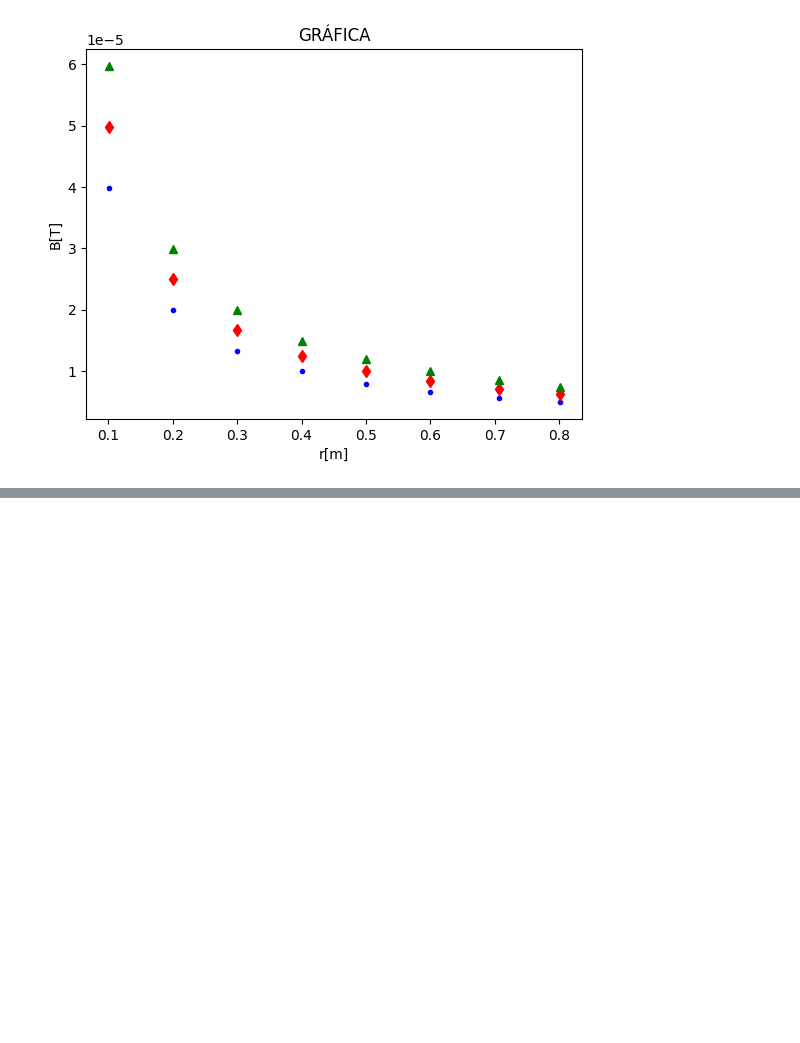
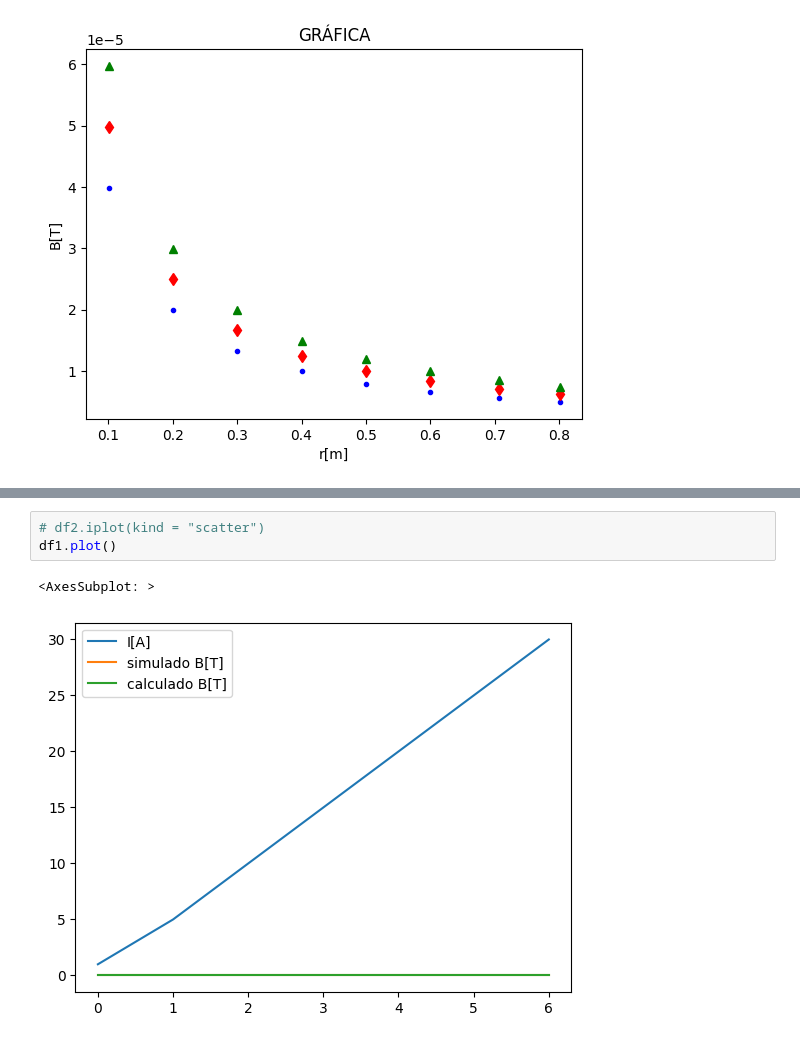
Before and after one commit to E-ALEJO-R/PhysicsLaboratory2, a Jupyter notebook: notebooks/LAB9.ipynb, the cells around one changed output, grey strips where cells are left out. Cells and saved outputs as stored; diff of their text form; blank space fills up the shorter version.

```diff
--- a/notebooks/LAB9.ipynb
+++ b/notebooks/LAB9.ipynb
@@ -168,0 +183,6 @@ plt.show()
+# %%
+# df2.iplot(kind = "scatter")
+df1.plot()
+# %% [output]
+<AxesSubplot: >
+[figure, added]
```
Also changed, not shown: parts of 12 cells of this notebook, 10 other files.
